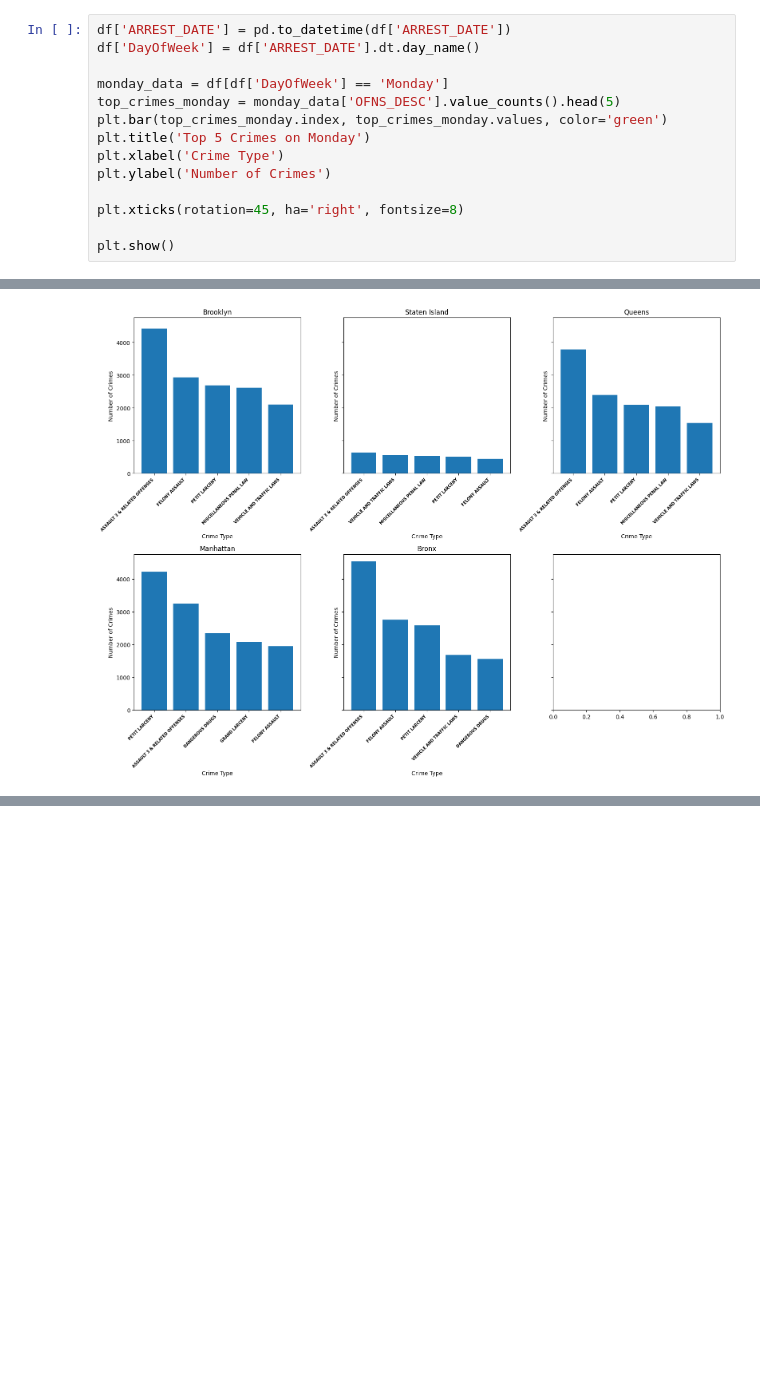
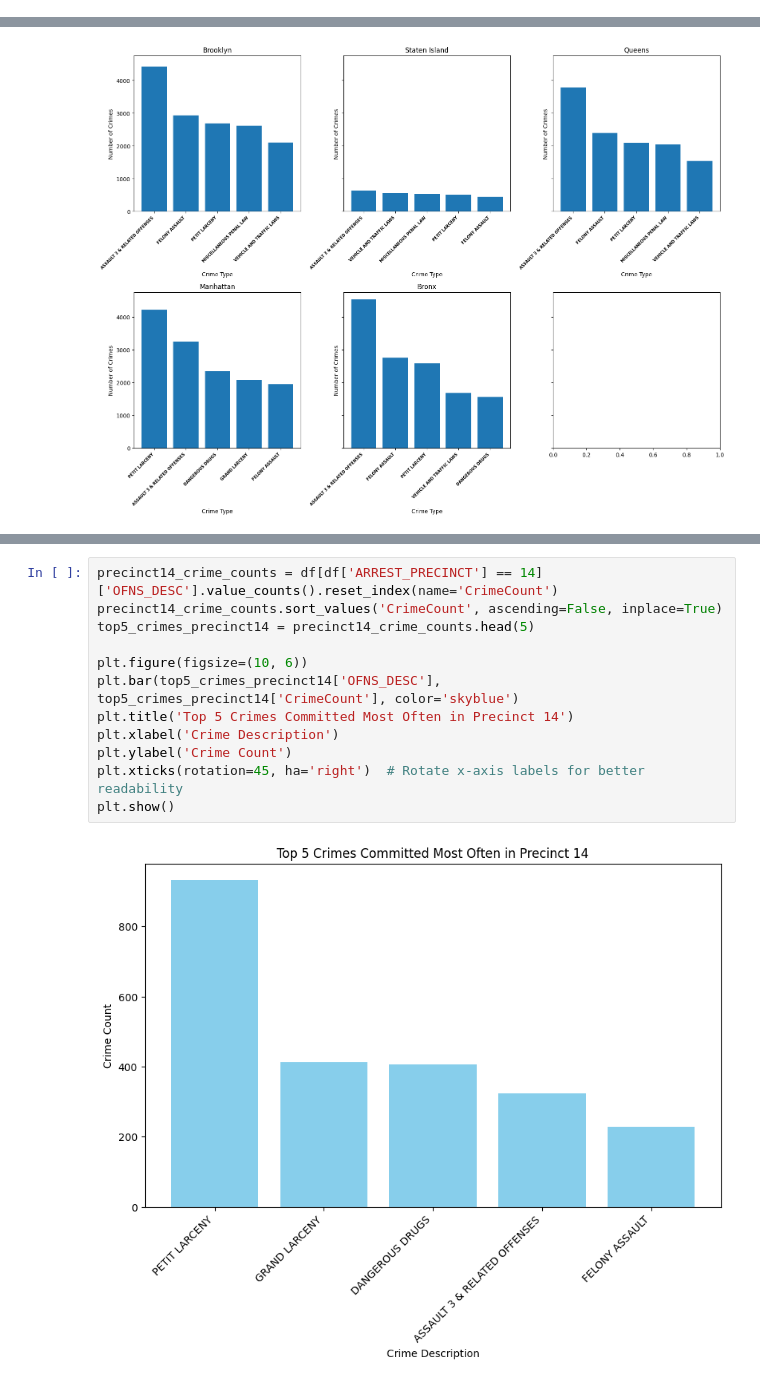
Before and after one commit to gigachad0209/Final-Project-LTKHDL, a Jupyter notebook: exploring.ipynb, the cells around one changed output, grey strips where cells are left out. Drawn from its saved outputs; the diff is of its cells as text; blank space fills up the shorter version.

```diff
--- a/exploring.ipynb
+++ b/exploring.ipynb
@@ -117,17 +116,3 @@ for i, month in enumerate(month_mapping.values(), 1):
 plt.show()
 # %% [output]
 [figure]
-# %%
-df['ARREST_DATE'] = pd.to_datetime(df['ARREST_DATE'])
-df['DayOfWeek'] = df['ARREST_DATE'].dt.day_name()
-
-monday_data = df[df['DayOfWeek'] == 'Monday']
-top_crimes_monday = monday_data['OFNS_DESC'].value_counts().head(5)
-plt.bar(top_crimes_monday.index, top_crimes_monday.values, color='green')
-plt.title('Top 5 Crimes on Monday')
-plt.xlabel('Crime Type')
-plt.ylabel('Number of Crimes')
-
-plt.xticks(rotation=45, ha='right', fontsize=8)
-
-plt.show()
@@ -276,3 +259,17 @@ plt.ylabel('Number of Arrests')
 plt.show()
 # %% [output]
 [figure]
+# %%
+precinct14_crime_counts = df[df['ARREST_PRECINCT'] == 14]['OFNS_DESC'].value_counts().reset_index(name='CrimeCount')
+precinct14_crime_counts.sort_values('CrimeCount', ascending=False, inplace=True)
+top5_crimes_precinct14 = precinct14_crime_counts.head(5)
+
+plt.figure(figsize=(10, 6))
+plt.bar(top5_crimes_precinct14['OFNS_DESC'], top5_crimes_precinct14['CrimeCount'], color='skyblue')
+plt.title('Top 5 Crimes Committed Most Often in Precinct 14')
+plt.xlabel('Crime Description')
+plt.ylabel('Crime Count')
+plt.xticks(rotation=45, ha='right')  # Rotate x-axis labels for better readability
+plt.show()
+# %% [output]
+[figure, added]
```
Also changed, not shown: parts of 5 cells of this notebook, 2 other files.
